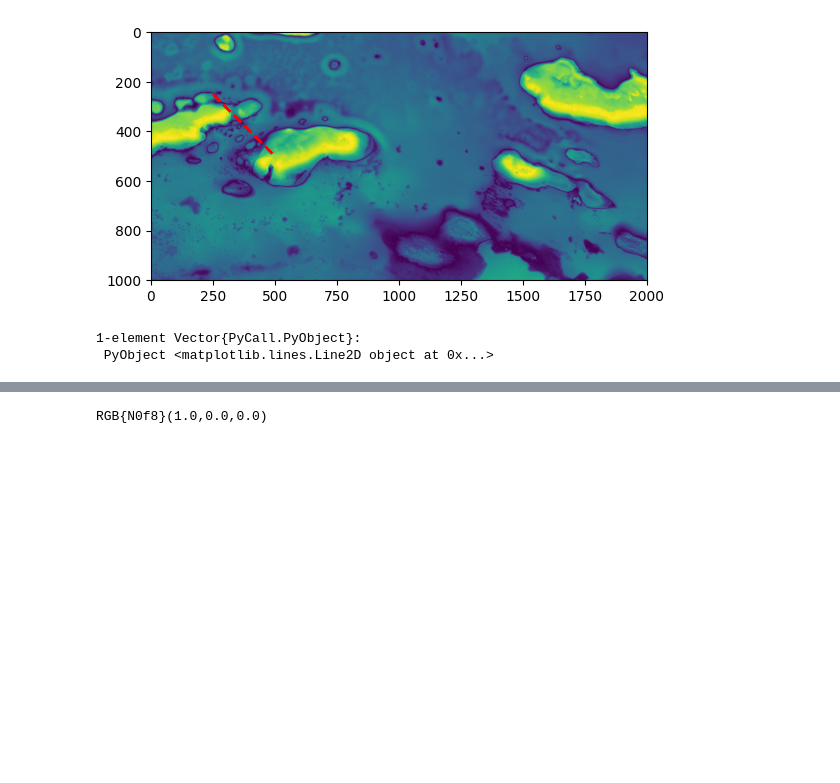
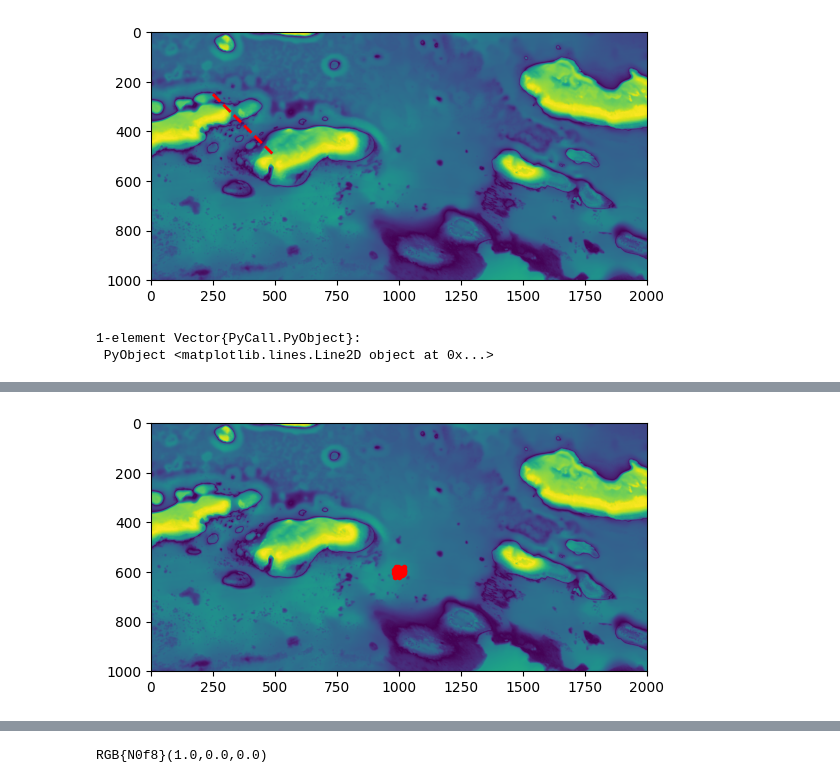
Before and after one commit to AmyPhung/GPUParticleFilter.jl, a Jupyter notebook: main.ipynb, the cells around one changed output, grey strips where cells are left out. Cells and saved outputs as stored; diff of their text form; code cells hidden in the pictures; blank space fills up the shorter version.

```diff
--- a/main.ipynb
+++ b/main.ipynb
@@ -328,0 +375,91 @@ plot(ts, -measurements)
+# %%
+# Particle filter parameters
+N_PARTICLES = 100
+INIT_STD_POS = 10 # Positional standard deviation
+INIT_STD_ROT = 0.1 # Rotational standard deviation (radians)
+
+STATE_VEC_SIZE = 5 # x, y, θ, linear velocity, angular velocity
+
+# INITIALIZATION ##############################################
+particles = ones(STATE_VEC_SIZE, N_PARTICLES)
+new_particles = ones(STATE_VEC_SIZE, N_PARTICLES)
+weights = ones(N_PARTICLES)
+
+
+dist_pos = Normal(0, INIT_STD_POS)
+dist_rot = Normal(0, INIT_STD_ROT)
+
+for i in range(1, N_PARTICLES)
+    # Generate sample
+    x = START_X + rand(dist_pos)
+    y = START_Y + rand(dist_pos)
+    θ = START_θ + rand(dist_rot)
+
+    particles[:,i] = particles[:,i].*[x, y, θ, 0, 0]
+end
+
+# Plot initial particles
+fig, ax = PyPlot.subplots()
+ax.imshow(-bathy_map)
+ax.plot(particles[1,:], particles[2,:], "r.")
+
+
+# PARTICLE FILTER ##############################################
+state_estimate = ones(STATE_VEC_SIZE, N_STEPS)
+
+for (t_idx, (t, m, in_th, in_rud)) in enumerate(zip(ts, measurements, in_thruster, in_rudder))
+    # Update weights based on observation ---------------------
+    # Compute relative likelihoods
+    for (p_idx, p) in enumerate(eachcol(particles))
+        weights[p_idx] = compute_likelihood(p, m, bathy_map)
+    end
+
+    # Resample particles --------------------------------------
+    # Normalize the weights
+    w_norm = weights ./ sum(weights)
+
+    # Generate N_PARTICLES samples
+    samples = sample(1:size(particles, 2), Weights(w_norm), N_PARTICLES)
+
+    # Extract the corresponding columns from the matrix
+    new_particles = particles[:, samples]
+    particles = new_particles
+
+    # Update particles with dynamics model (build in noise term here)
+    for (p_idx, p) in enumerate(eachcol(particles))
+        particles[:,p_idx] = glider_dynamics_model(p, DELTA_T, in_th, in_rud)
+    end
+
+    # Update state estimate --------------------------------------
+    state_estimate[:,t_idx] = mean(particles, dims=2) # TODO: Handle angle wrap elegantly
+end
+
+
+
+# w = [1,1,1,2,3,4,5,6,7]
+
+# idxs = sample(axes(b, 1), myweights, 10)
+
+# INITIALIZATION
+
+# SIM_TIME = 1000 # s
+# N_STEPS = 1001
+
+# START_X = 1000
+# START_Y = 600
+# START_θ = π/2
+
+# state_vec =
+# particles
+
+
+
+# Implement Particle filter
+# - given
+#     in_thruster
+#     in_rudder
+# - given initialization (put at map size/2)
+# - randomly generate particles around starting position (x, y, theta) - Note: use gaussians here. Use defined covariance
+# - plot initial particles
+# %% [output]
+[figure, added]
```
Also changed, not shown: parts of 10 cells of this notebook.
